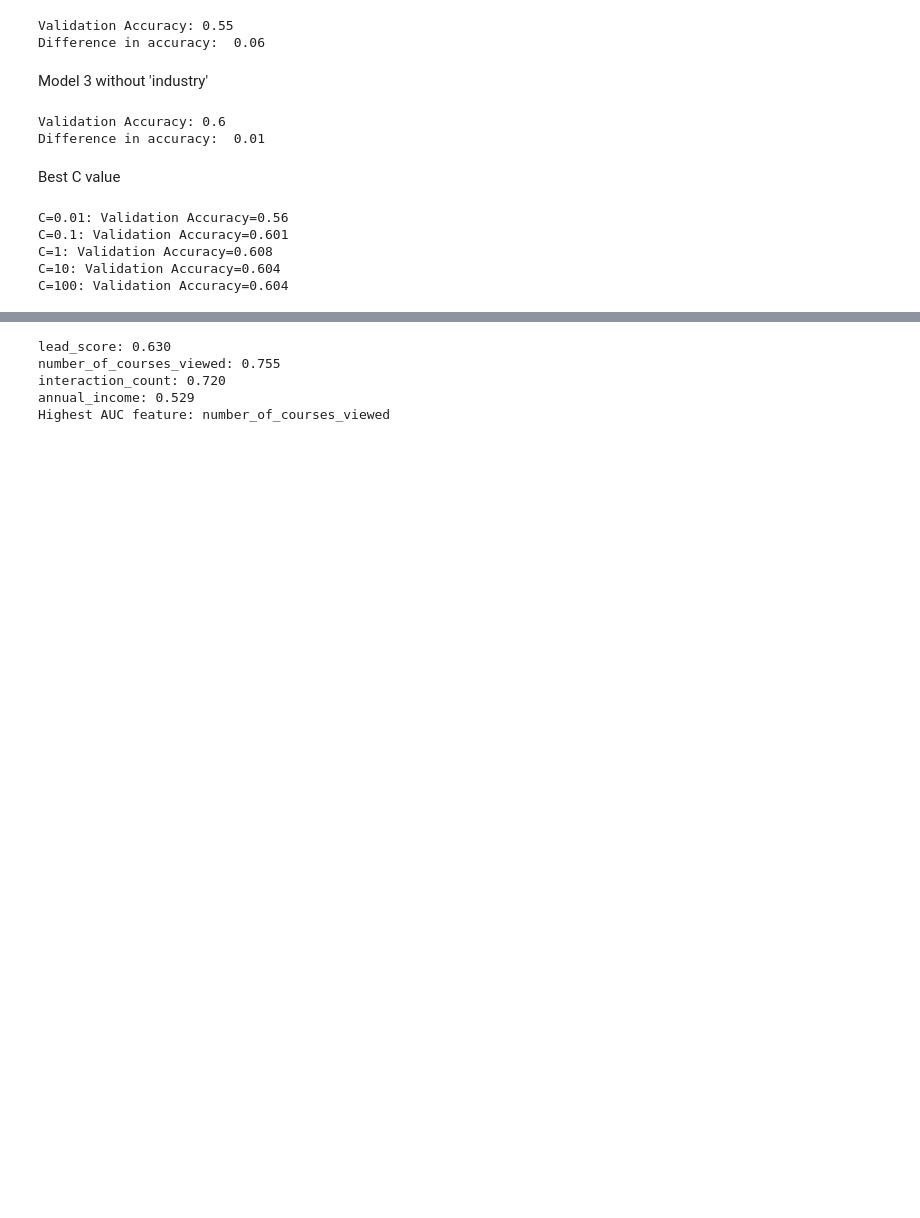
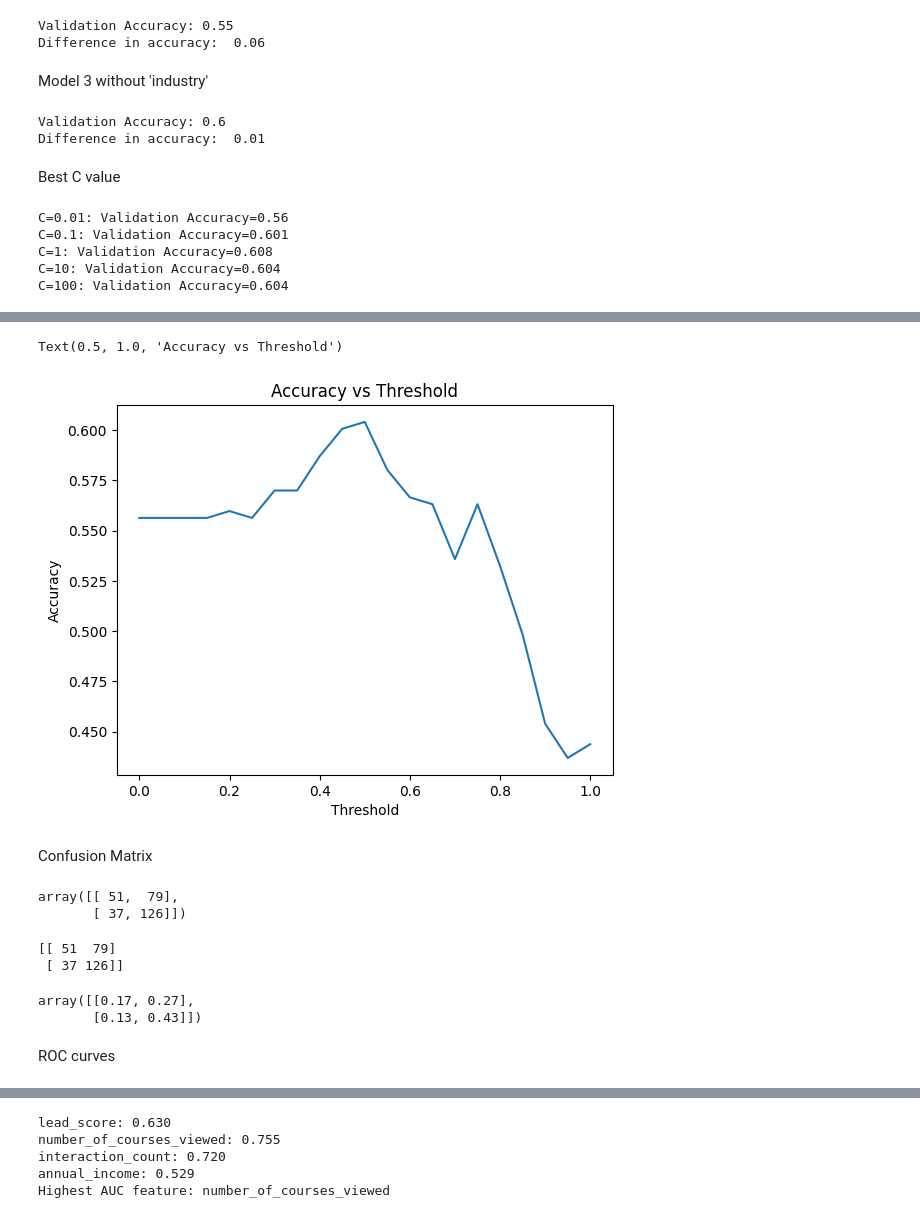
Before and after one commit to Gon-Frecces/ML-zoomcamp, a Jupyter notebook: course_lead_scoring.ipynb, the cells around one changed output, grey strips where cells are left out. Drawn from its saved outputs; the diff is of its cells as text; code cells hidden in the pictures; blank space fills up the shorter version.

```diff
--- a/course_lead_scoring.ipynb
+++ b/course_lead_scoring.ipynb
@@ -294,3 +296,15 @@ C=0.1: Validation Accuracy=0.601
 C=1: Validation Accuracy=0.608
 C=10: Validation Accuracy=0.604
 C=100: Validation Accuracy=0.604
+# %%
+categorical = list(df_val.select_dtypes(include='object').columns)
+numerical = list(df_val.select_dtypes(include=['int64', 'float64']).columns)
+
+
+val_dict = df_val[categorical + numerical].to_dict(orient='records')
+X_val = dv.transform(val_dict)
+
+y_pred = model.predict_proba(X_val)[:, 1]
+churn_decision = (y_pred >= 0.5)
+
+(y_val == churn_decision).mean()
@@ -296,0 +328,10 @@ C=100: Validation Accuracy=0.604
+# %%
+thresholds = np.linspace(0, 1, 21)
+# churn_decision = (y_pred >= 0.5)
+
+scores = []
+for t in thresholds:
+  churn_decison = (y_pred >= t)
+  score = accuracy_score(y_val, y_pred >= t)
+  print('%.2f %.3f' % (t, score))
+  scores.append(score)
@@ -296,0 +356,10 @@ C=100: Validation Accuracy=0.604
+# %%
+plt.plot(thresholds, scores)
+plt.xlabel('Threshold')
+plt.ylabel('Accuracy')
+plt.title('Accuracy vs Threshold')
+# %% [output]
+Text(0.5, 1.0, 'Accuracy vs Threshold')
+[figure, added]
+# %% [markdown]
+Confusion Matrix
@@ -296,0 +379,25 @@ C=100: Validation Accuracy=0.604
+# %%
+confusion_mx = np.array([
+     [tn, fp],
+     [fn, tp]
+ ])
+
+confusion_mx
+# %% [output]
+array([[ 51,  79],
+       [ 37, 126]])
+# %%
+from sklearn.metrics import confusion_matrix
+y_pred_bin = (y_pred >= 0.5)
+confusion_mx = confusion_matrix(y_val, y_pred_bin)
+print(confusion_mx)
+# %% [output]
+[[ 51  79]
+ [ 37 126]]
+# %%
+(confusion_mx/confusion_mx.sum()).round(2)
+# %% [output]
+array([[0.17, 0.27],
+       [0.13, 0.43]])
+# %% [markdown]
+ROC curves
```
Also changed, not shown: parts of 34 cells of this notebook.
